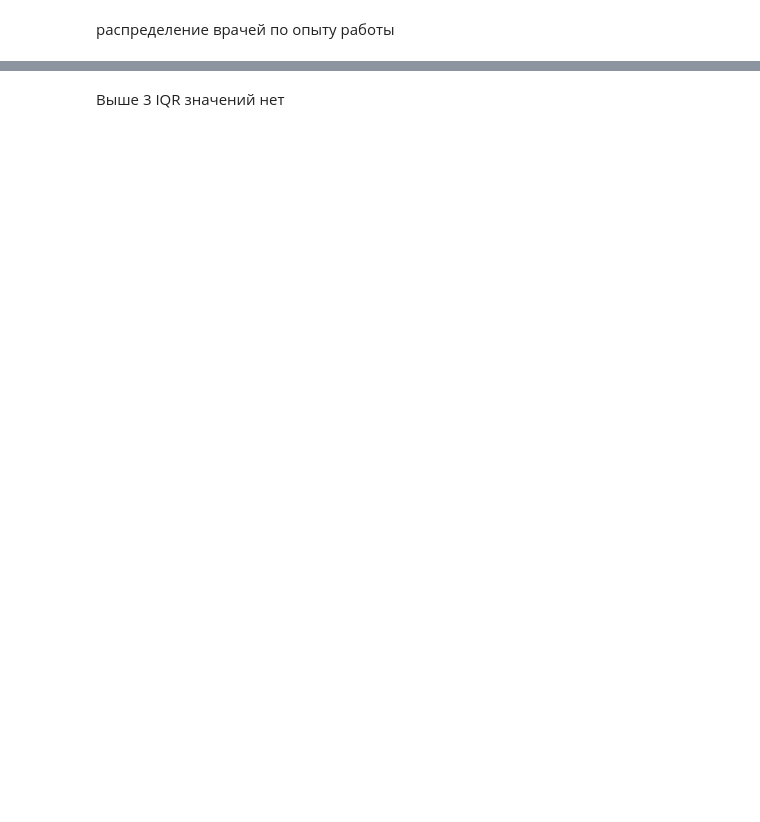
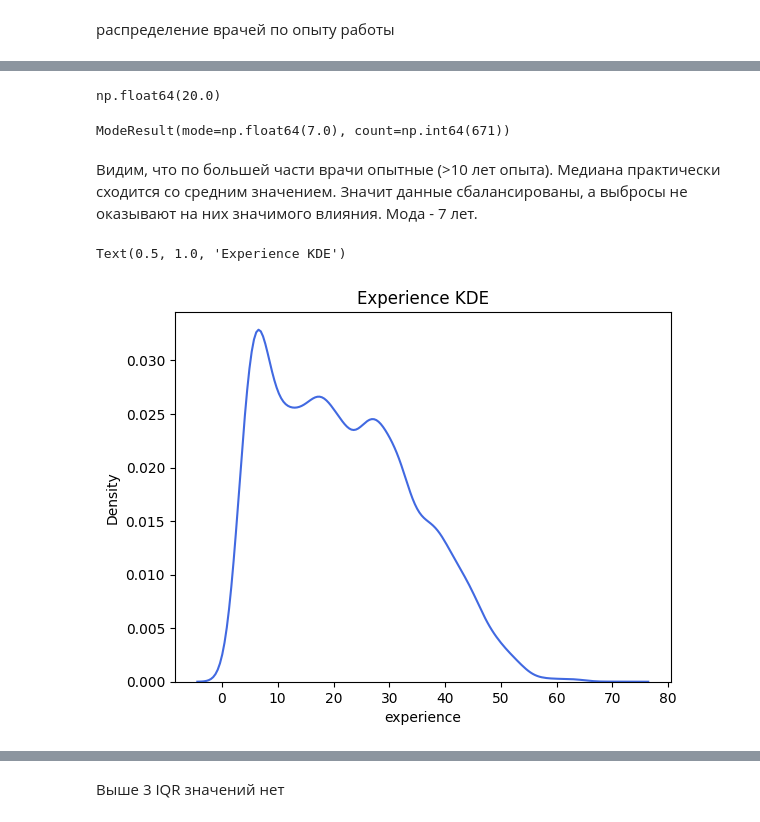
Before and after one commit to yyaroslavskiy/SkibidiDocDoc, a Jupyter notebook: eda/EDA_Doctors_1.ipynb, the cells around one changed output, grey strips where cells are left out. Cells and saved outputs as stored; diff of their text form; code cells hidden in the pictures; blank space fills up the shorter version.

Commit message:
feat: Experience analysis added

```diff
--- a/eda/EDA_Doctors_1.ipynb
+++ b/eda/EDA_Doctors_1.ipynb
@@ -122,0 +234,16 @@ plt.show()
+# %%
+np.median(doctors[doctors.experience.notna()]['experience'])
+# %% [output]
+np.float64(20.0)
+# %%
+stats.mode(doctors[doctors.experience.notna()]['experience'])
+# %% [output]
+ModeResult(mode=np.float64(7.0), count=np.int64(671))
+# %% [markdown]
+Видим, что по большей части врачи опытные (>10  лет опыта). Медиана практически сходится со средним значением. Значит данные сбалансированы, а выбросы не оказывают на них значимого влияния. Мода - 7 лет.
+# %%
+sns.kdeplot(doctors['experience'],color='royalblue')
+plt.title("Experience KDE")
+# %% [output]
+Text(0.5, 1.0, 'Experience KDE')
+[figure, added]
```
Also changed, not shown: parts of 24 cells of this notebook.
